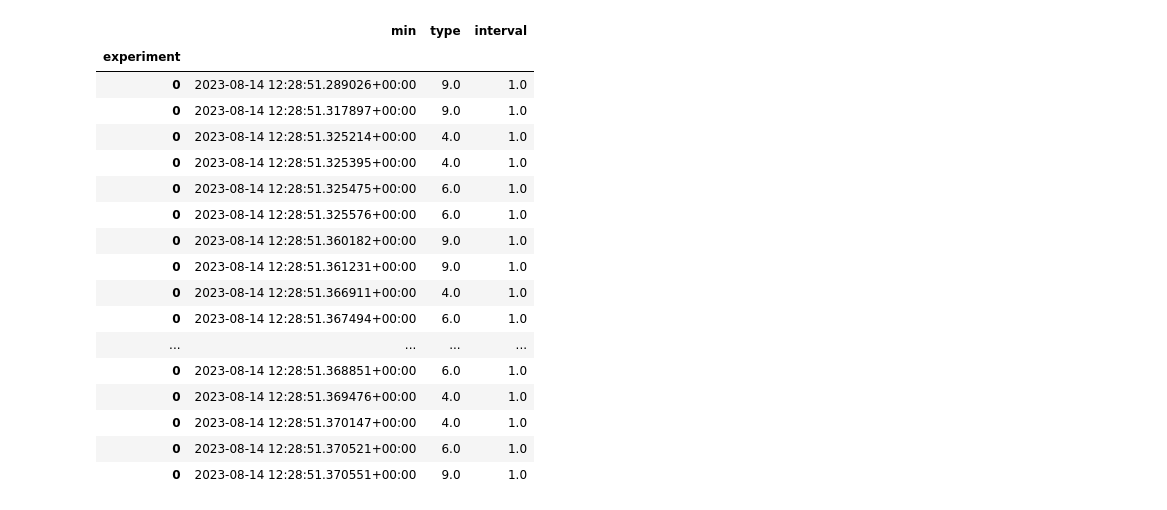
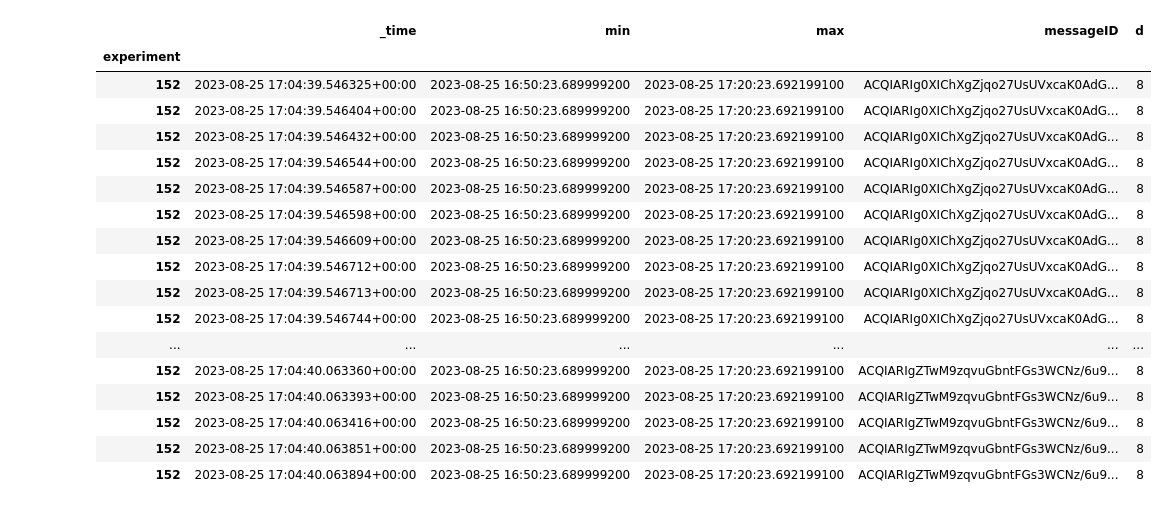
Before and after one commit to FlavScheidt/flexi-pipe, a Jupyter notebook: data/Notebooks/TimeSeries.ipynb, the cells around one changed output. Drawn from its saved outputs; the diff is of its cells as text; code cells hidden in the pictures.

```diff
--- a/data/Notebooks/TimeSeries.ipynb
+++ b/data/Notebooks/TimeSeries.ipynb
@@ -202,0 +177,3 @@ df.head(10)
+# %%
+traces = from_influx(url, token, org, "deliverMessage", start_query, end_query, "messageID")
+traces.head(10)
@@ -202,0 +212,4 @@ df.head(10)
+# %%
+traces = pd.concat([reference, traces])
+
+traces.head(100)
@@ -202,0 +254,13 @@ df.head(10)
+# %%
+# def group_time(df, expRaw, parameter,grouping_key, start, end):
+# gb = group_time(traces, exp, graph['parameter'], graph['grouping_key'], start_reference, end_query)
+
+df=traces
+expRaw=exp
+start = start_reference
+end = end_query
+grouping_key = "messageID"
+parameter = "d"
+
+expTime = expRaw.loc[expRaw['startUnix']>= int(start)].loc[expRaw['endUnix'] <= int(end)]
+expTime.head(20)
@@ -203,44 +281,50 @@ df.head(10)
 # %%
-#Make the db in memory
+ #Make the db in memory
 conn = sqlite3.connect(':memory:')
 #write the tables
 df.to_sql('df', conn, index=False)
 expTime.to_sql('expTime', conn, index=False)
 
 qry = '''
-    select
-        df._time,
-        df.type,
-        expTime.experiment,
-        expTime.interval
-    from
-        df join expTime on
-        df._time between expTime.start and expTime.end
-    '''
+        select
+            df._time,
+            expTime.start as min,
+            expTime.end as max,
+            df.'''+grouping_key+''',
+            expTime.experiment,
+            expTime.'''+parameter+'''
+        from
+            df join expTime on
+            df._time between expTime.start and expTime.end
+        '''
 dfNew = pd.read_sql_query(qry, conn)
+# print(dfNew)
 
-dfNew = dfNew.set_index('experiment').rename(columns={"_time": "min"})#.drop(columns=["messageID"])
+dfNew = dfNew.set_index('experiment')#.rename(columns={"_time": "min"})#.drop(columns=["messageID"])
 
+#dfNew['min'] =
 dfNew['min'] = pd.to_datetime(dfNew["min"], format='mixed')
+dfNew['max'] = pd.to_datetime(dfNew["max"], format='mixed')
+dfNew['_time'] = pd.to_datetime(dfNew["_time"], format='mixed')
 # dfNew['_min'] = pd.to_datetime(dfNew["_min"])
 
-dfNew.head(20)
+dfNew.head(100)
 # %% [output]
-|  | min | type | interval |
-| experiment |  |  |  |
-| 0 | 2023-08-14 12:28:51.289026+00:00 | 9.0 | 1.0 |
-| 0 | 2023-08-14 12:28:51.317897+00:00 | 9.0 | 1.0 |
-| 0 | 2023-08-14 12:28:51.325214+00:00 | 4.0 | 1.0 |
-| 0 | 2023-08-14 12:28:51.325395+00:00 | 4.0 | 1.0 |
-| 0 | 2023-08-14 12:28:51.325475+00:00 | 6.0 | 1.0 |
-| 0 | 2023-08-14 12:28:51.325576+00:00 | 6.0 | 1.0 |
-| 0 | 2023-08-14 12:28:51.360182+00:00 | 9.0 | 1.0 |
-| 0 | 2023-08-14 12:28:51.361231+00:00 | 9.0 | 1.0 |
-| 0 | 2023-08-14 12:28:51.366911+00:00 | 4.0 | 1.0 |
-| 0 | 2023-08-14 12:28:51.367494+00:00 | 6.0 | 1.0 |
-| ... | ... | ... | ... |
-| 0 | 2023-08-14 12:28:51.368851+00:00 | 6.0 | 1.0 |
-| 0 | 2023-08-14 12:28:51.369476+00:00 | 4.0 | 1.0 |
-| 0 | 2023-08-14 12:28:51.370147+00:00 | 4.0 | 1.0 |
-| 0 | 2023-08-14 12:28:51.370521+00:00 | 6.0 | 1.0 |
-| 0 | 2023-08-14 12:28:51.370551+00:00 | 9.0 | 1.0 |
+|  | _time | min | max | messageID | d |
+| experiment |  |  |  |  |  |
+| 152 | 2023-08-25 17:04:39.546325+00:00 | 2023-08-25 16:50:23.689999200 | 2023-08-25 17:20:23.692199100 | ACQIARIg0XIChXgZjqo27UsUVxcaK0AdG... | 8 |
+| 152 | 2023-08-25 17:04:39.546404+00:00 | 2023-08-25 16:50:23.689999200 | 2023-08-25 17:20:23.692199100 | ACQIARIg0XIChXgZjqo27UsUVxcaK0AdG... | 8 |
+| 152 | 2023-08-25 17:04:39.546432+00:00 | 2023-08-25 16:50:23.689999200 | 2023-08-25 17:20:23.692199100 | ACQIARIg0XIChXgZjqo27UsUVxcaK0AdG... | 8 |
+| 152 | 2023-08-25 17:04:39.546544+00:00 | 2023-08-25 16:50:23.689999200 | 2023-08-25 17:20:23.692199100 | ACQIARIg0XIChXgZjqo27UsUVxcaK0AdG... | 8 |
+| 152 | 2023-08-25 17:04:39.546587+00:00 | 2023-08-25 16:50:23.689999200 | 2023-08-25 17:20:23.692199100 | ACQIARIg0XIChXgZjqo27UsUVxcaK0AdG... | 8 |
+| 152 | 2023-08-25 17:04:39.546598+00:00 | 2023-08-25 16:50:23.689999200 | 2023-08-25 17:20:23.692199100 | ACQIARIg0XIChXgZjqo27UsUVxcaK0AdG... | 8 |
+| 152 | 2023-08-25 17:04:39.546609+00:00 | 2023-08-25 16:50:23.689999200 | 2023-08-25 17:20:23.692199100 | ACQIARIg0XIChXgZjqo27UsUVxcaK0AdG... | 8 |
+| 152 | 2023-08-25 17:04:39.546712+00:00 | 2023-08-25 16:50:23.689999200 | 2023-08-25 17:20:23.692199100 | ACQIARIg0XIChXgZjqo27UsUVxcaK0AdG... | 8 |
+| 152 | 2023-08-25 17:04:39.546713+00:00 | 2023-08-25 16:50:23.689999200 | 2023-08-25 17:20:23.692199100 | ACQIARIg0XIChXgZjqo27UsUVxcaK0AdG... | 8 |
+| 152 | 2023-08-25 17:04:39.546744+00:00 | 2023-08-25 16:50:23.689999200 | 2023-08-25 17:20:23.692199100 | ACQIARIg0XIChXgZjqo27UsUVxcaK0AdG... | 8 |
+| ... | ... | ... | ... | ... | ... |
+| 152 | 2023-08-25 17:04:40.063360+00:00 | 2023-08-25 16:50:23.689999200 | 2023-08-25 17:20:23.692199100 | ACQIARIgZTwM9zqvuGbntFGs3WCNz/6u9... | 8 |
+| 152 | 2023-08-25 17:04:40.063393+00:00 | 2023-08-25 16:50:23.689999200 | 2023-08-25 17:20:23.692199100 | ACQIARIgZTwM9zqvuGbntFGs3WCNz/6u9... | 8 |
+| 152 | 2023-08-25 17:04:40.063416+00:00 | 2023-08-25 16:50:23.689999200 | 2023-08-25 17:20:23.692199100 | ACQIARIgZTwM9zqvuGbntFGs3WCNz/6u9... | 8 |
+| 152 | 2023-08-25 17:04:40.063851+00:00 | 2023-08-25 16:50:23.689999200 | 2023-08-25 17:20:23.692199100 | ACQIARIgZTwM9zqvuGbntFGs3WCNz/6u9... | 8 |
+| 152 | 2023-08-25 17:04:40.063894+00:00 | 2023-08-25 16:50:23.689999200 | 2023-08-25 17:20:23.692199100 | ACQIARIgZTwM9zqvuGbntFGs3WCNz/6u9... | 8 |
```
Also changed, not shown: parts of 24 cells of this notebook, 10 other files.
